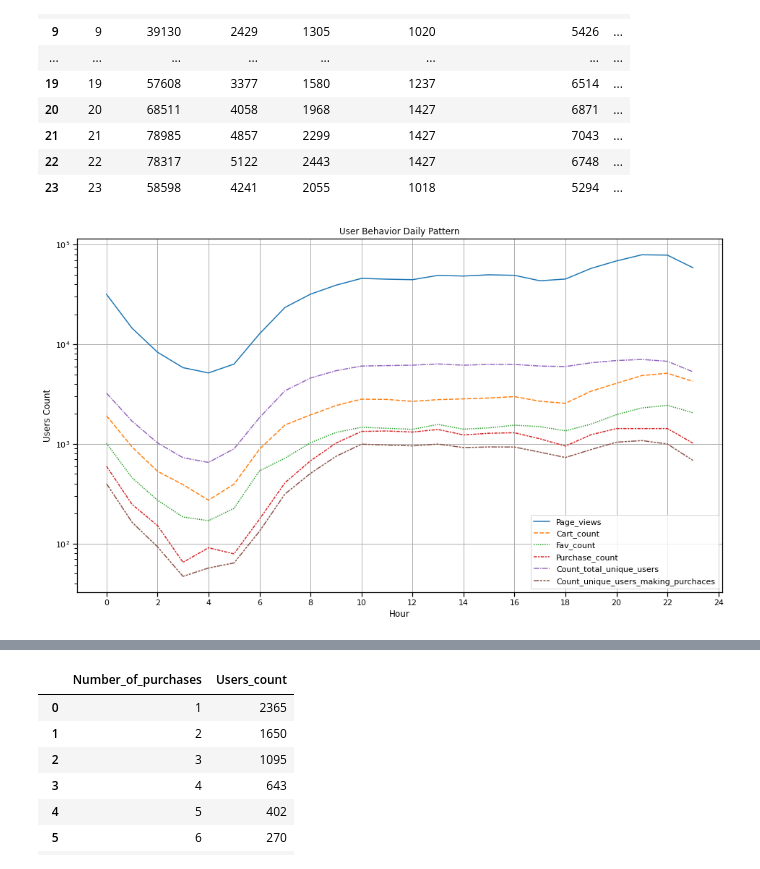
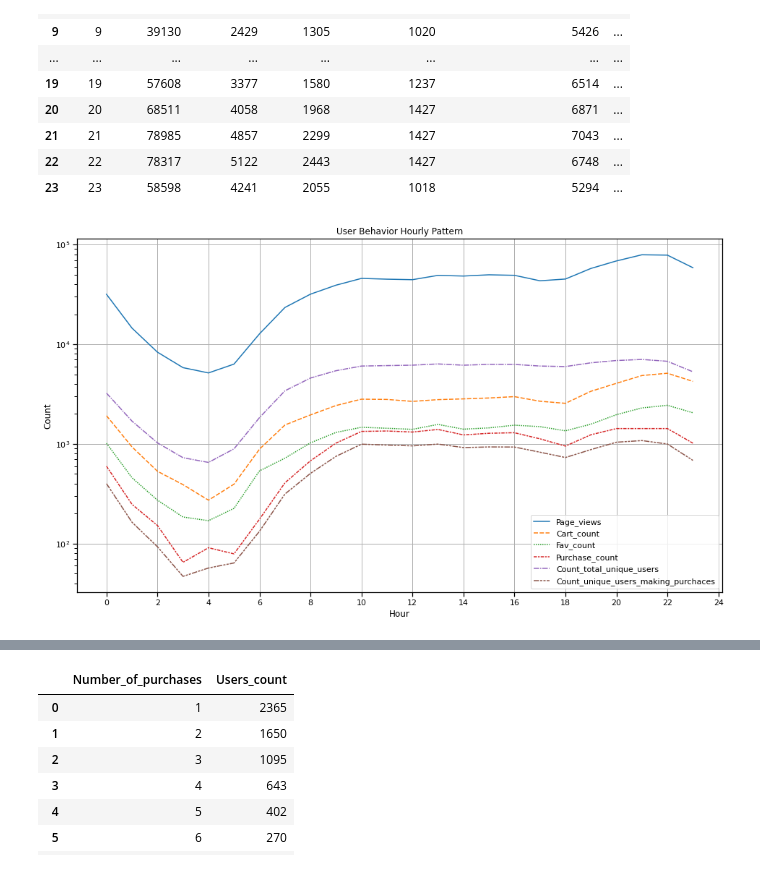
Before and after one commit to andrewzheng210/Customer_Behavior_Analytics_for_Ecommerce_Growth, a Jupyter notebook: User_Behavior_Analysisa.ipynb, the cells around one changed output, grey strips where cells are left out. Saved outputs shown, nothing was run; the diff lists cells and outputs as text; code cells hidden in the pictures.

```diff
--- a/User_Behavior_Analysisa.ipynb
+++ b/User_Behavior_Analysisa.ipynb
@@ -296,0 +314,13 @@ plt.show()
+# %%
+plt_data = pd.DataFrame(results,columns=['Date','Page_views','Cart_count','Fav_count','Purchase_count','Count_total_unique_users','Count_unique_users_making_purchaces'])
+plt_data = plt_data.set_index('Date')
+f, ax = plt.subplots(figsize=(16,9))
+ax.set(yscale="log")
+sns.set_context("notebook")
+
+g = sns.lineplot(data=plt_data.iloc[:,:])
+ax.set_title('User Behavior Daily Pattern')
+ax.set_ylabel('Count')
+ax.grid()
+
+plt.show()
@@ -340,17 +372,17 @@ pd.DataFrame(results,columns=['Hour','Page_views','Cart_count','Fav_count','Purc
 # %%
 plt_data = pd.DataFrame(results,columns=['Hour','Page_views','Cart_count','Fav_count','Purchase_count','Count_total_unique_users','Count_unique_users_making_purchaces'])
 plt_data = plt_data.set_index('Hour')
 f, ax = plt.subplots(figsize=(16,9))
 ax.set(yscale="log")
 sns.set_context("notebook")
 
 g = sns.lineplot(data=plt_data.iloc[:,:])
-ax.set_title('User Behavior Daily Pattern')
-ax.set_ylabel('Users Count')
+ax.set_title('User Behavior Hourly Pattern')
+ax.set_ylabel('Count')
 ax.grid()
 
 g.set(xticks=[2*i for i in range(13)])
 
 plt.show()
 # %% [output]
-[figure, old version]
+[figure, new version]
```
Also changed, not shown: parts of 88 cells of this notebook, 2 other files.
